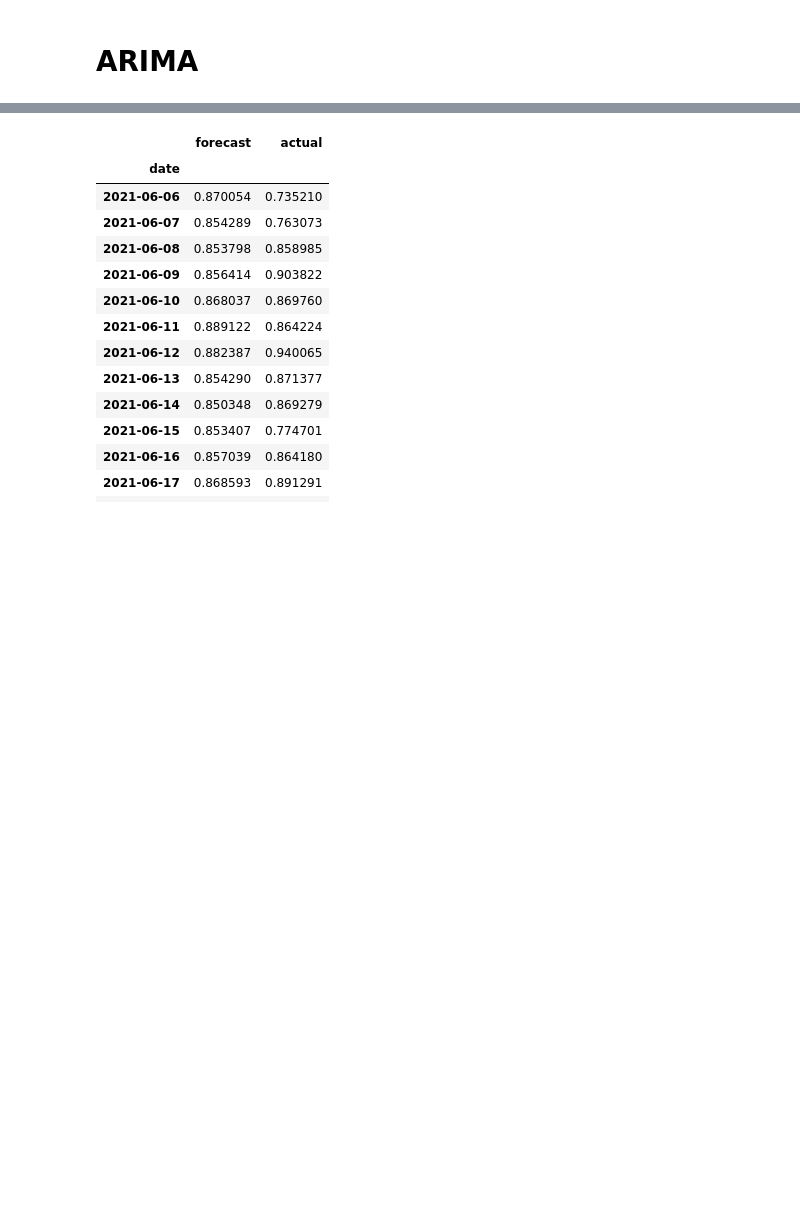
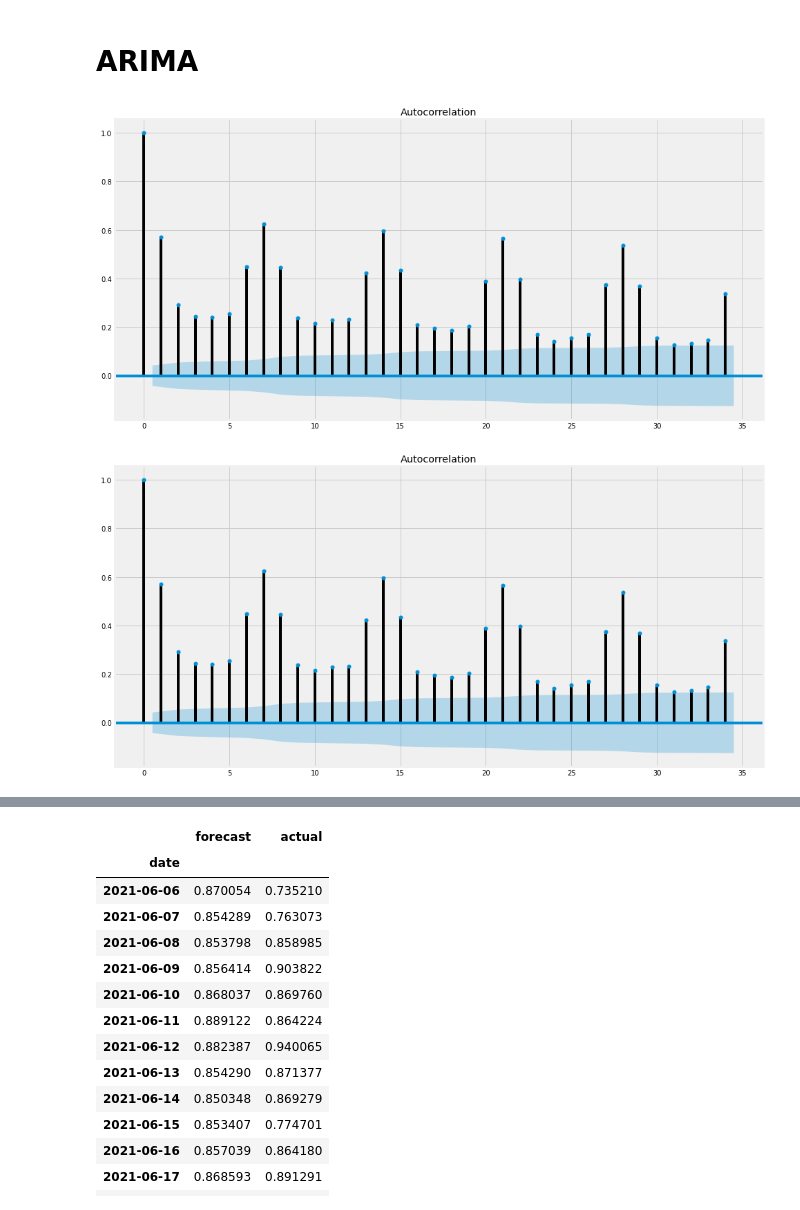
Before and after one commit to basshopee/net_rate, a Jupyter notebook: com_status_net_rate.ipynb, the cells around one changed output, grey strips where cells are left out. Saved outputs shown, nothing was run; the diff lists cells and outputs as text; code cells hidden in the pictures; blank space fills up the shorter version.

```diff
--- a/com_status_net_rate.ipynb
+++ b/com_status_net_rate.ipynb
@@ -475,3 +469,9 @@ plt.show()
 Arima_data = net_rate.copy()
 Arima_validation_data = net_rate[-15:]
 Arima_train_data = net_rate[:-15]
+# %%
+from statsmodels.graphics.tsaplots import plot_acf
+plot_acf(Arima_data)
+# %% [output]
+[figure, added]
+[figure, added]
```
Also changed, not shown: parts of 10 cells of this notebook.
